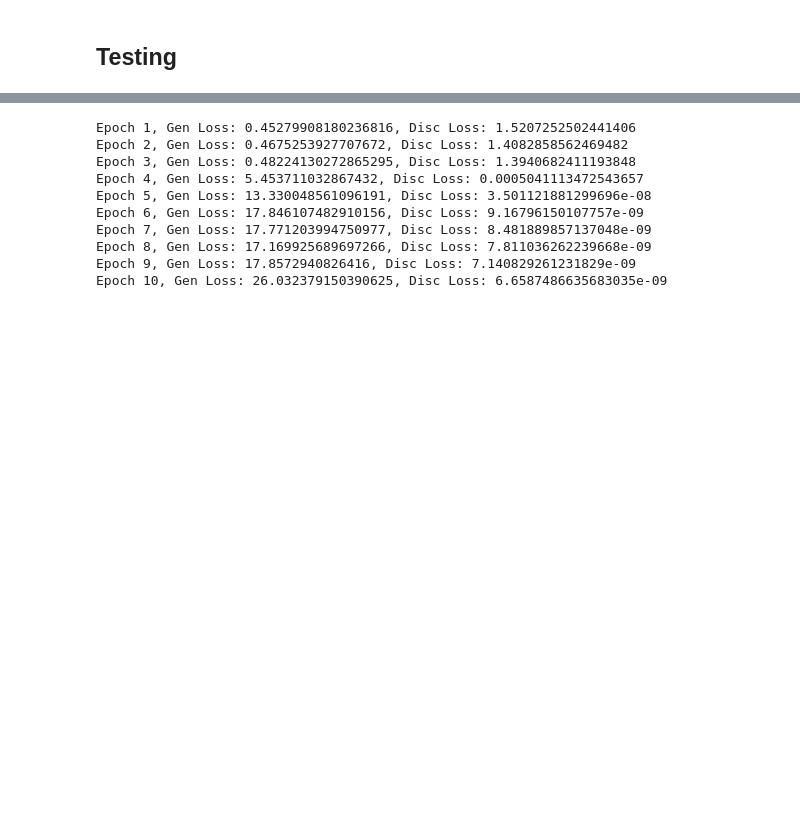
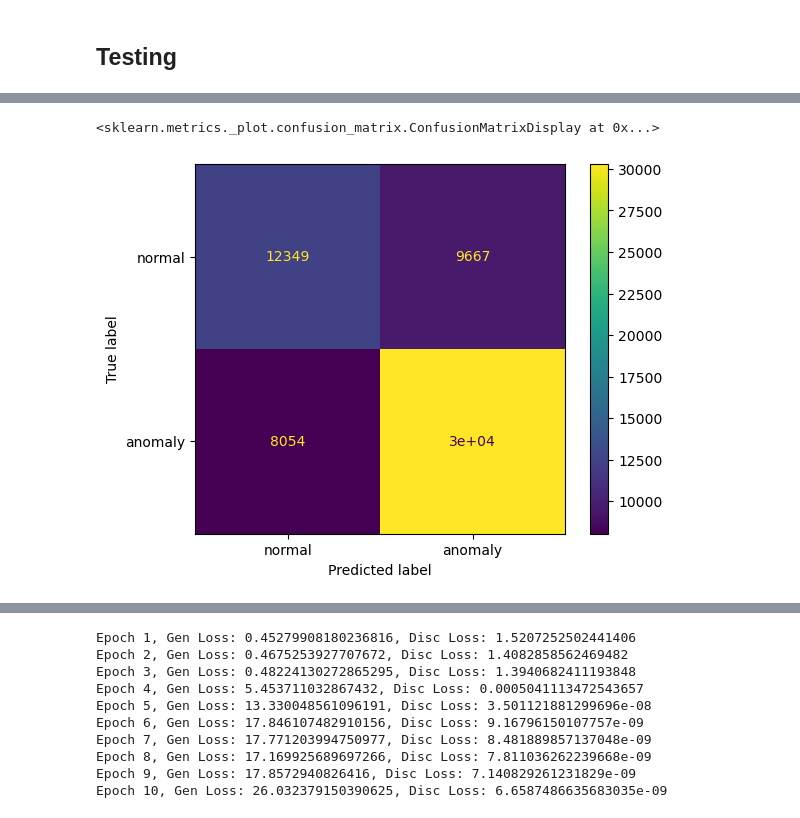
Before and after one commit to frrp16/Anomaly-Detection-Oil-and-Gas, a Jupyter notebook: code/3W/paper-4-lstm-gan-rev copy.ipynb, the cells around one changed output, grey strips where cells are left out. Drawn from its saved outputs; the diff is of its cells as text; code cells hidden in the pictures; blank space fills up the shorter version.

```diff
--- a/code/3W/paper-4-lstm-gan-rev copy.ipynb
+++ b/code/3W/paper-4-lstm-gan-rev copy.ipynb
@@ -690,0 +805,9 @@ plt.show()
+# %%
+from sklearn import metrics
+
+confusion_matrix = metrics.confusion_matrix(np.array(merged_data_test_class).astype(bool), y_pred)
+cm_display = metrics.ConfusionMatrixDisplay(confusion_matrix = confusion_matrix, display_labels = ['normal', 'anomaly'])
+cm_display.plot()
+# %% [output]
+<sklearn.metrics._plot.confusion_matrix.ConfusionMatrixDisplay at 0x...>
+[figure, added]
```
Also changed, not shown: parts of 33 cells of this notebook, 5 other files.
